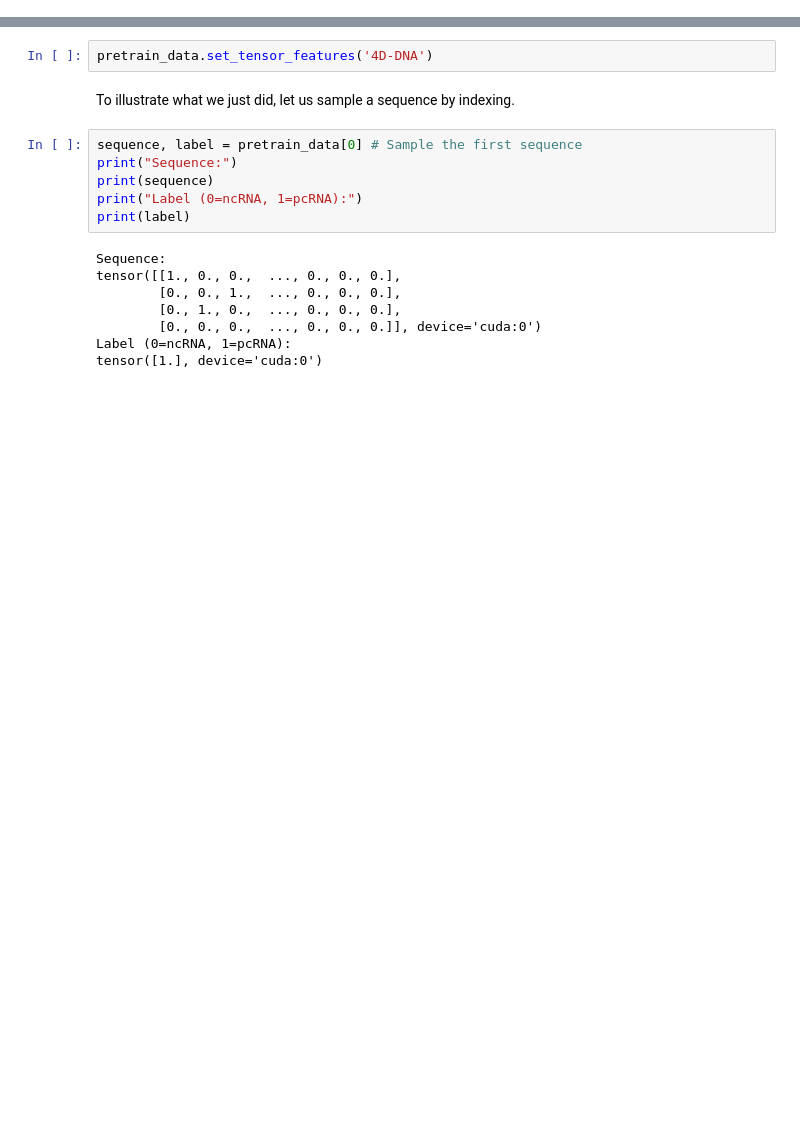
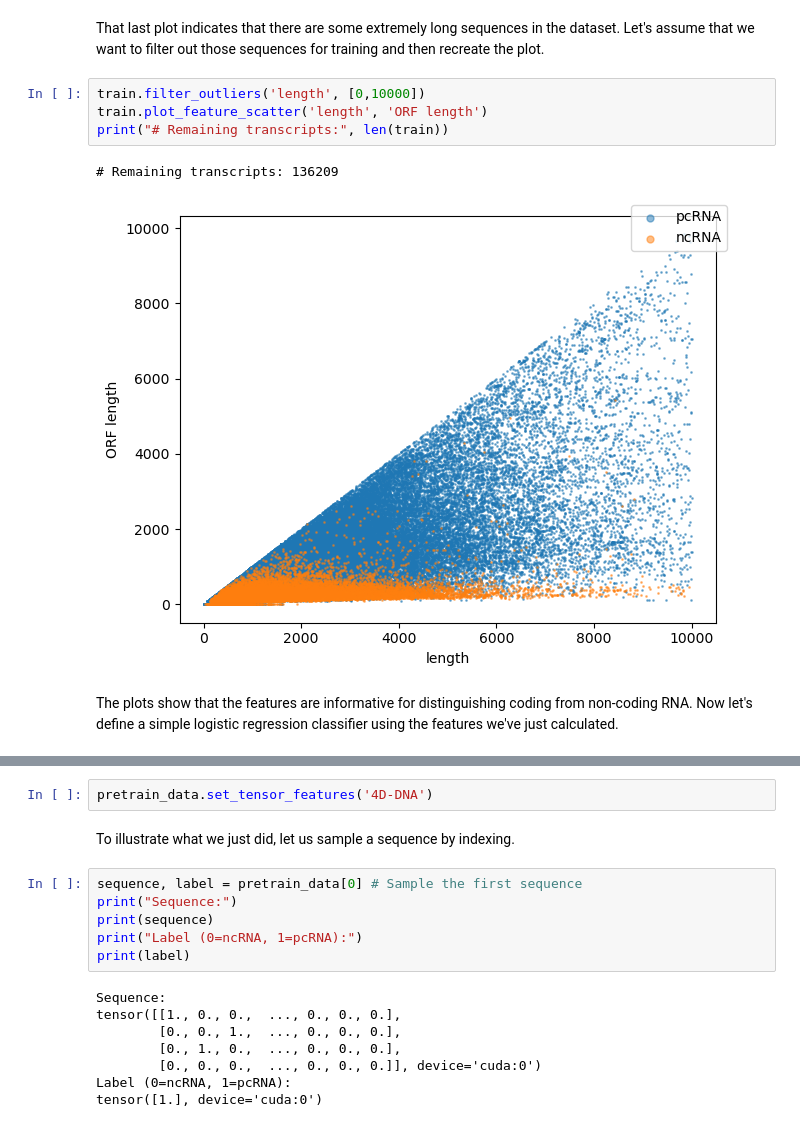
Before and after one commit to luukromeijn/lncRNA-Py, a Jupyter notebook: example.ipynb, the cells around one changed output, grey strips where cells are left out. Cells and saved outputs as stored; diff of their text form; blank space fills up the shorter version.

```diff
--- a/example.ipynb
+++ b/example.ipynb
@@ -42,0 +102,15 @@ data into a four-dimensional representation.
+# %% [markdown]
+That last plot indicates that there are some extremely long sequences in the
+dataset. Let's assume that we want to filter out those sequences for training
+and then recreate the plot.
+# %%
+train.filter_outliers('length', [0,10000])
+train.plot_feature_scatter('length', 'ORF length')
+print("# Remaining transcripts:", len(train))
+# %% [output]
+# Remaining transcripts: 136209
+[figure, added]
+# %% [markdown]
+The plots show that the features are informative for distinguishing coding from
+non-coding RNA. Now let's define a simple logistic regression classifier using
+the features we've just calculated.
```
Also changed, not shown: parts of 16 cells of this notebook.
